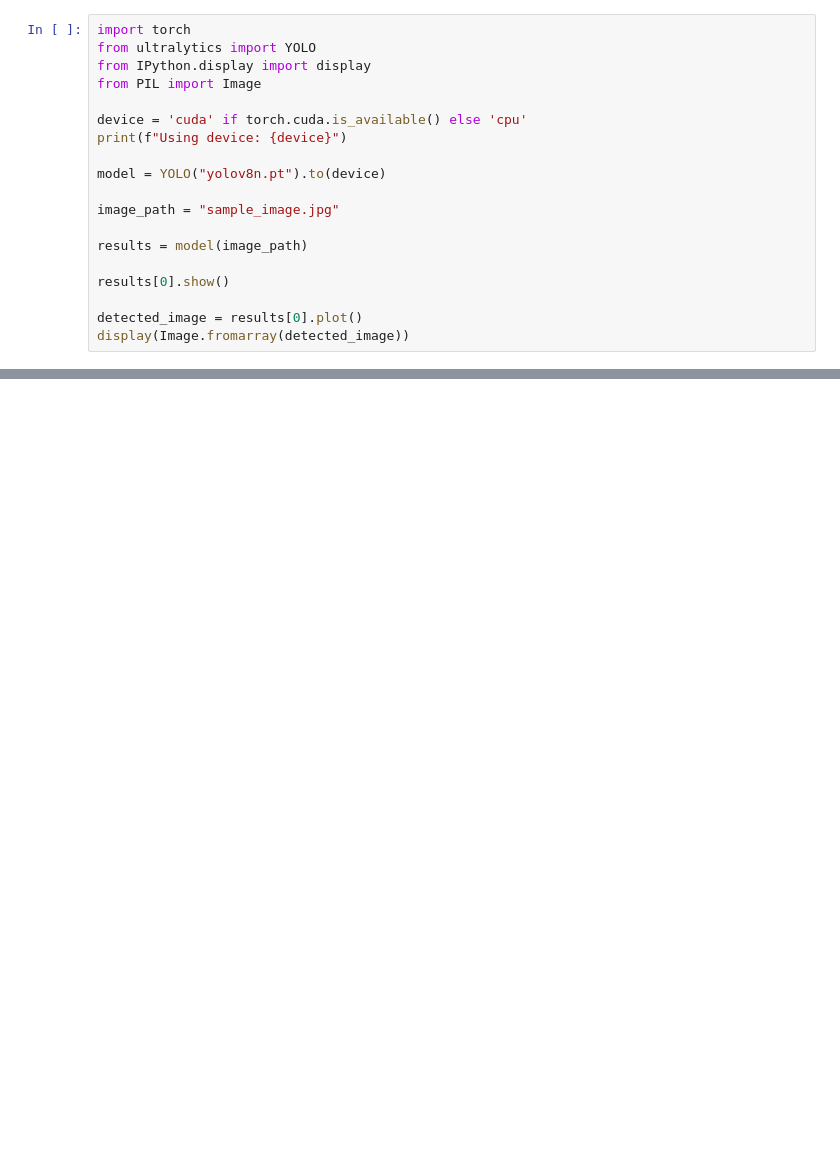
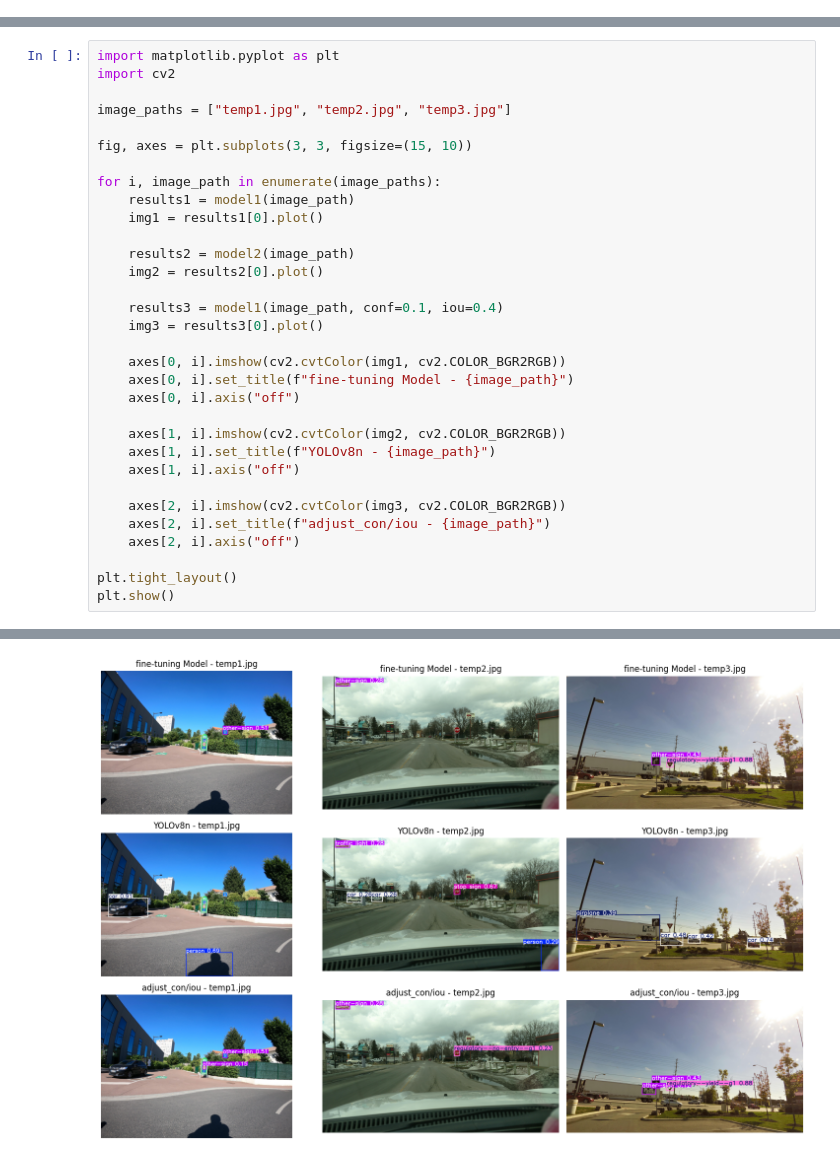
Before and after one commit to K3rpa/CSCI611_Spring25_Boxi_Chen, a Jupyter notebook: Yolo.ipynb, the cells around one changed output, grey strips where cells are left out. Saved outputs shown, nothing was run; the diff lists cells and outputs as text; blank space fills up the shorter version.

```diff
--- a/Yolo.ipynb
+++ b/Yolo.ipynb
@@ -1,19 +0,0 @@
-# %%
-import torch
-from ultralytics import YOLO
-from IPython.display import display
-from PIL import Image
-
-device = 'cuda' if torch.cuda.is_available() else 'cpu'
-print(f"Using device: {device}")
-
-model = YOLO("yolov8n.pt").to(device)
-
-image_path = "sample_image.jpg"
-
-results = model(image_path)
-
-results[0].show()
-
-detected_image = results[0].plot()
-display(Image.fromarray(detected_image))
@@ -42,0 +34,33 @@ xdg-open: no method available for opening '/tmp/tmp5j_ovwwn.PNG'
+# %%
+import matplotlib.pyplot as plt
+import cv2
+
+image_paths = ["temp1.jpg", "temp2.jpg", "temp3.jpg"]
+
+fig, axes = plt.subplots(3, 3, figsize=(15, 10))
+
+for i, image_path in enumerate(image_paths):
+    results1 = model1(image_path)
+    img1 = results1[0].plot()
+
+    results2 = model2(image_path)
+    img2 = results2[0].plot()
+
+    results3 = model1(image_path, conf=0.1, iou=0.4)
+    img3 = results3[0].plot()
+
+    axes[0, i].imshow(cv2.cvtColor(img1, cv2.COLOR_BGR2RGB))
+    axes[0, i].set_title(f"fine-tuning Model - {image_path}")
+    axes[0, i].axis("off")
+
+    axes[1, i].imshow(cv2.cvtColor(img2, cv2.COLOR_BGR2RGB))
+    axes[1, i].set_title(f"YOLOv8n - {image_path}")
+    axes[1, i].axis("off")
+
+    axes[2, i].imshow(cv2.cvtColor(img3, cv2.COLOR_BGR2RGB))
+    axes[2, i].set_title(f"adjust_con/iou - {image_path}")
+    axes[2, i].axis("off")
+
+plt.tight_layout()
+plt.show()
+# %% [output]
@@ -42,0 +84 @@ xdg-open: no method available for opening '/tmp/tmp5j_ovwwn.PNG'
+[figure, added]
```
Also changed, not shown: parts of 3 cells of this notebook.
